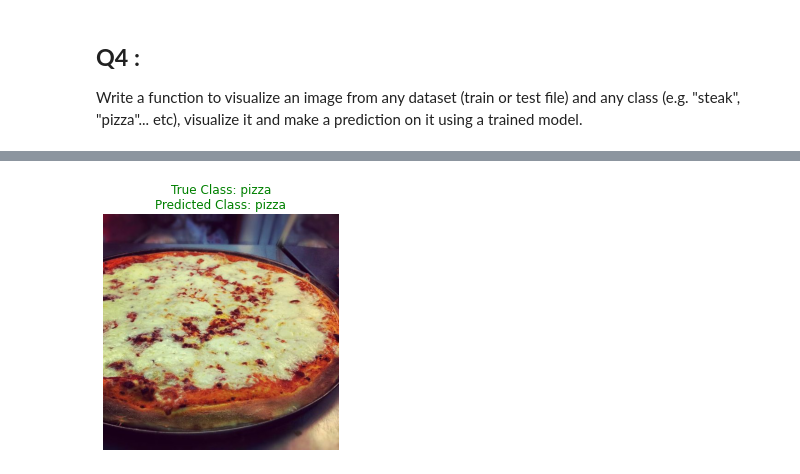
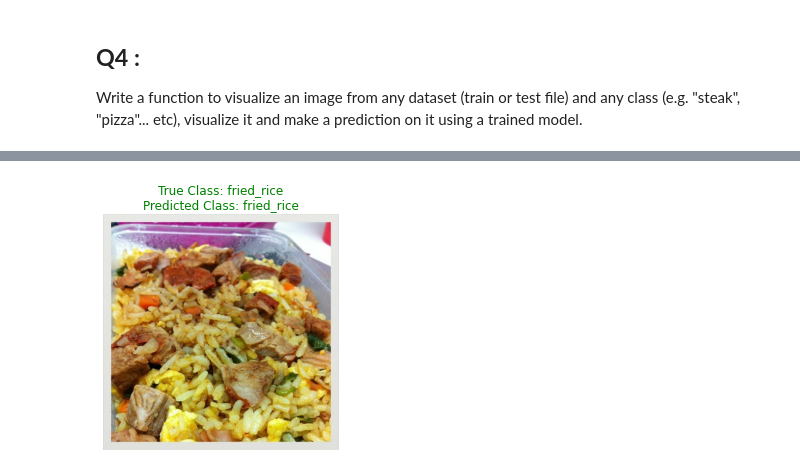
Before and after one commit to miraculusik/tensorflow-deep-learning-practices, a Jupyter notebook: transfer_learning_exercises_2.ipynb, the cells around one changed output, grey strips where cells are left out. Cells and saved outputs as stored; diff of their text form; code cells hidden in the pictures.

```diff
--- a/transfer_learning_exercises_2.ipynb
+++ b/transfer_learning_exercises_2.ipynb
@@ -302,6 +302,3 @@ model_q4 accuracy:  0.8555999994277954
 ## **Q4 :**
 
 Write a function to visualize an image from any dataset (train or test file) and any class (e.g. "steak", "pizza"... etc), visualize it and make a prediction on it using a trained model.
-# %%
-class_names = test_data.class_names
-class_names
@@ -321,13 +307,12 @@ def predict_image(data_dir, target_class, model):
   target_dir = data_dir + target_class
   sel_img = random.sample(os.listdir(target_dir), 1)[0]
 
-  img = mpimg.imread(target_dir + "/" + sel_img)
+  img_path = tf.io.read_file(target_dir + "/" + sel_img)
+  img = tf.io.decode_image(img_path)
   plt.imshow(img)
   plt.axis(False)
-
+  img = tf.image.resize(img, size=(224, 224))
   img = tf.cast(img, dtype=tf.float32)
-  img = img/255.
-  img = tf.image.resize(img, size=(224, 224))
   img = tf.expand_dims(img, axis=0)
   pred = model.predict(img)
   pred_class = class_names[np.argmax(pred)]
@@ -341,6 +326,6 @@ def predict_image(data_dir, target_class, model):
   plt.tight_layout()
   return pred
 # %%
-pred = predict_image("10_food_classes_10_percent/test/", "pizza", model_q2)
+pred = predict_image("10_food_classes_10_percent/test/", "fried_rice", model_q2)
 # %% [output]
-[figure, old version]
+[figure, new version]
```
Also changed, not shown: parts of 10 cells of this notebook.
